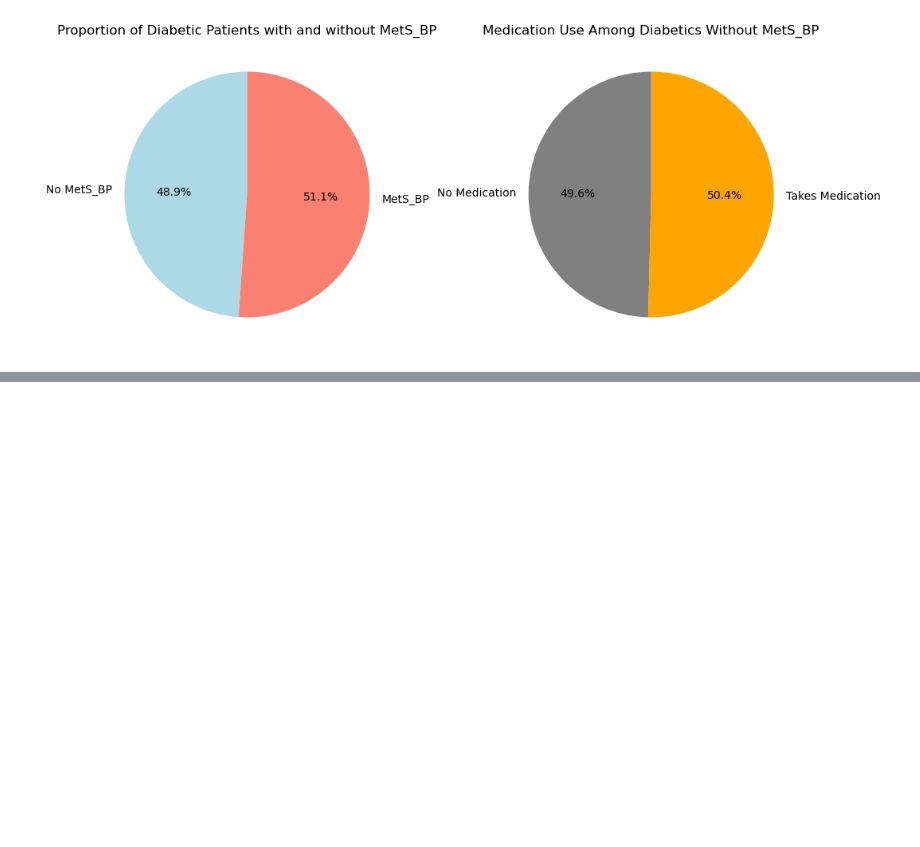
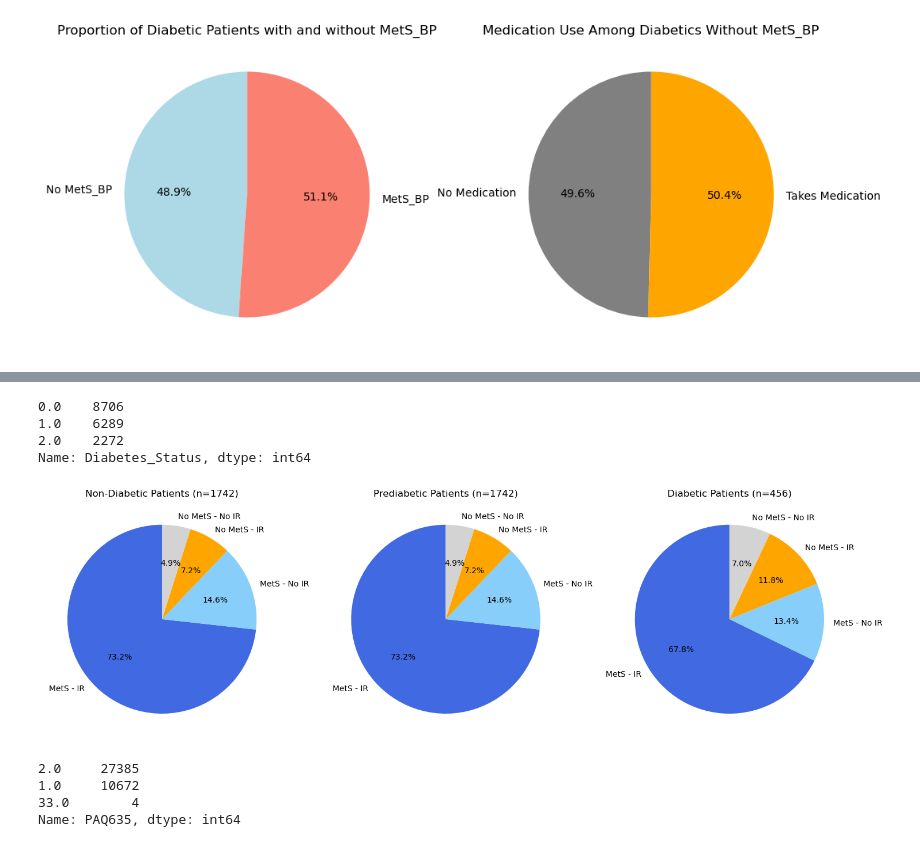
Before and after one commit to artmskfr/HealthScope-Diabetes, a Jupyter notebook: notebooks/data_prep.ipynb, the cells around one changed output, grey strips where cells are left out. Saved outputs shown, nothing was run; the diff lists cells and outputs as text; code cells hidden in the pictures; blank space fills up the shorter version.

```diff
--- a/notebooks/data_prep.ipynb
+++ b/notebooks/data_prep.ipynb
@@ -880,0 +1052,7 @@ See the caveats in the documentation: https://pandas.pydata.org/pandas-docs/stab
+# %%
+df["Diabetes_Status"].value_counts()
+# %% [output]
+0.0    8706
+1.0    6289
+2.0    2272
+Name: Diabetes_Status, dtype: int64
@@ -880,0 +1065,73 @@ See the caveats in the documentation: https://pandas.pydata.org/pandas-docs/stab
+# %%
+import matplotlib.pyplot as plt
+
+# Фильтруем данные по группам
+df_diabetes = df[(df["Diabetes_Status"] == 2) & (df["PAQ635"] == 1)]
+df_prediabetes = df[(df["Diabetes_Status"] == 2) & (df["PAQ635"] == 2)]
+df_no_diabetes =  df[(df["Diabetes_Status"] == 2) & (df["PAQ635"] == 2)]
+
+# Функция для подсчета категорий
+def get_metS_IR_counts(df):
+    return df.groupby(["MetS_3", "Insulin_Resistance"]).size()
+
+# 📌 Подсчет для диабета
+counts_diabetes = get_metS_IR_counts(df_diabetes).reindex(
+    [(1, 1), (1, 0), (0, 1), (0, 0)], fill_value=0
+)
+n_diabetes = counts_diabetes.sum()  # Количество наблюдений
+
+# 📌 Подсчет для преддиабета
+counts_prediabetes = get_metS_IR_counts(df_prediabetes).reindex(
+    [(1, 1), (1, 0), (0, 1), (0, 0)], fill_value=0
+)
+n_prediabetes = counts_prediabetes.sum()  # Количество наблюдений
+
+# 📌 Подсчет для группы без диабета
+counts_no_diabetes = get_metS_IR_counts(df_no_diabetes).reindex(
+    [(1, 1), (1, 0), (0, 1), (0, 0)], fill_value=0
+)
+n_no_diabetes = counts_no_diabetes.sum()  # Количество наблюдений
+
+# 📊 Визуализация
+fig, axes = plt.subplots(1, 3, figsize=(18, 6))
+
+# 📌 Диаграмма для диабетиков
+axes[2].pie(
+    counts_diabetes,
+    labels=["MetS - IR", "MetS - No IR", "No MetS - IR", "No MetS - No IR"],
+    autopct='%1.1f%%',
+    startangle=90,
+    colors=["royalblue", "lightskyblue", "orange", "lightgray"]
+)
+axes[2].set_title(f"Diabetic Patients (n={n_diabetes})")
+
+# 📌 Диаграмма для преддиабетиков
+axes[1].pie(
+    counts_prediabetes,
+    labels=["MetS - IR", "MetS - No IR", "No MetS - IR", "No MetS - No IR"],
+    autopct='%1.1f%%',
+    startangle=90,
+    colors=["royalblue", "lightskyblue", "orange", "lightgray"]
+)
+axes[1].set_title(f"Prediabetic Patients (n={n_prediabetes})")
+
+# 📌 Диаграмма для группы без диабета
+axes[0].pie(
+    counts_no_diabetes,
+    labels=["MetS - IR", "MetS - No IR", "No MetS - IR", "No MetS - No IR"],
+    autopct='%1.1f%%',
+    startangle=90,
+    colors=["royalblue", "lightskyblue", "orange", "lightgray"]
+)
+axes[0].set_title(f"Non-Diabetic Patients (n={n_no_diabetes})")
+
+plt.show()
+# %% [output]
+[figure, added]
+# %%
+df["PAQ635"].value_counts()
+# %% [output]
+2.0     27385
+1.0     10672
+33.0        4
+Name: PAQ635, dtype: int64
```
Also changed, not shown: parts of 16 cells of this notebook.
